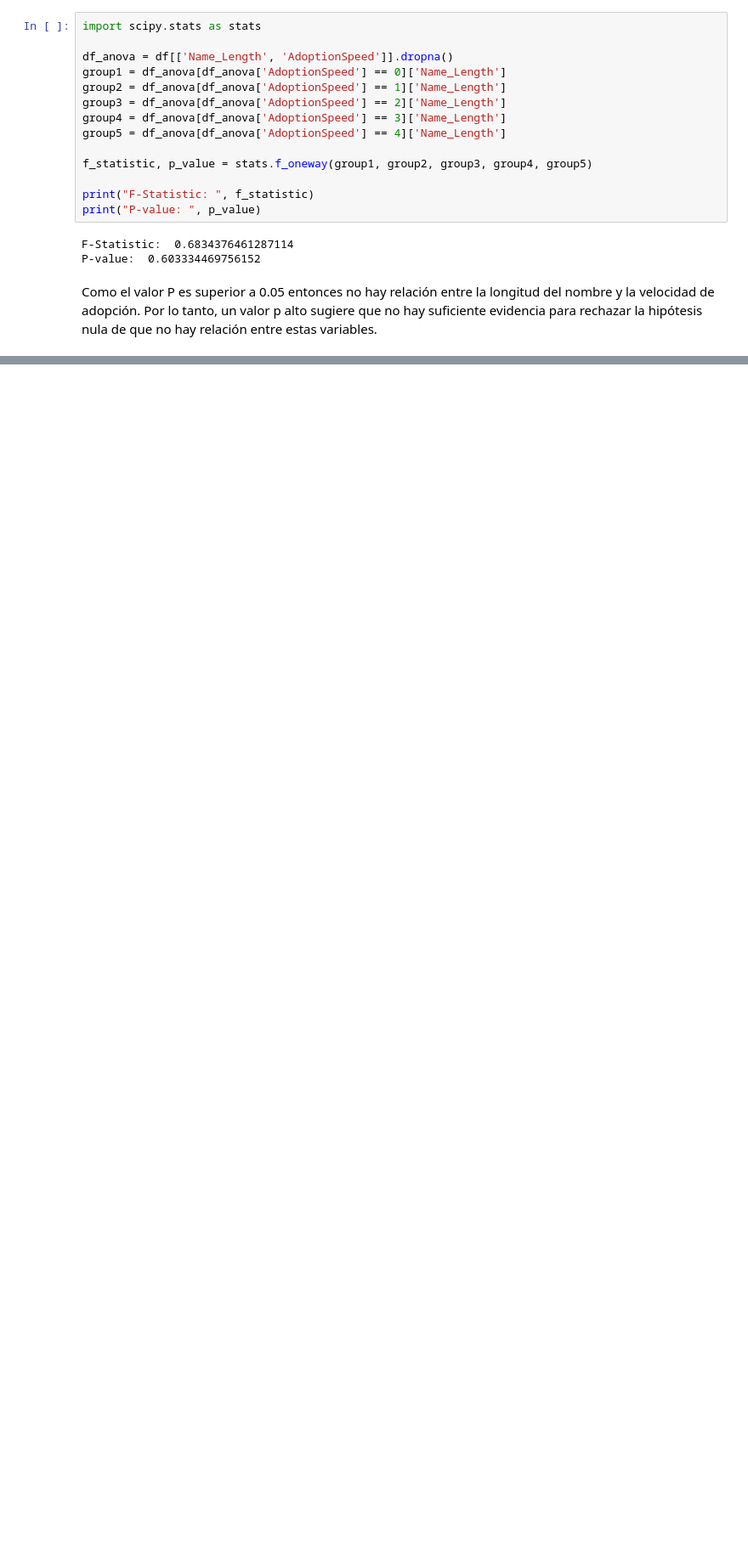
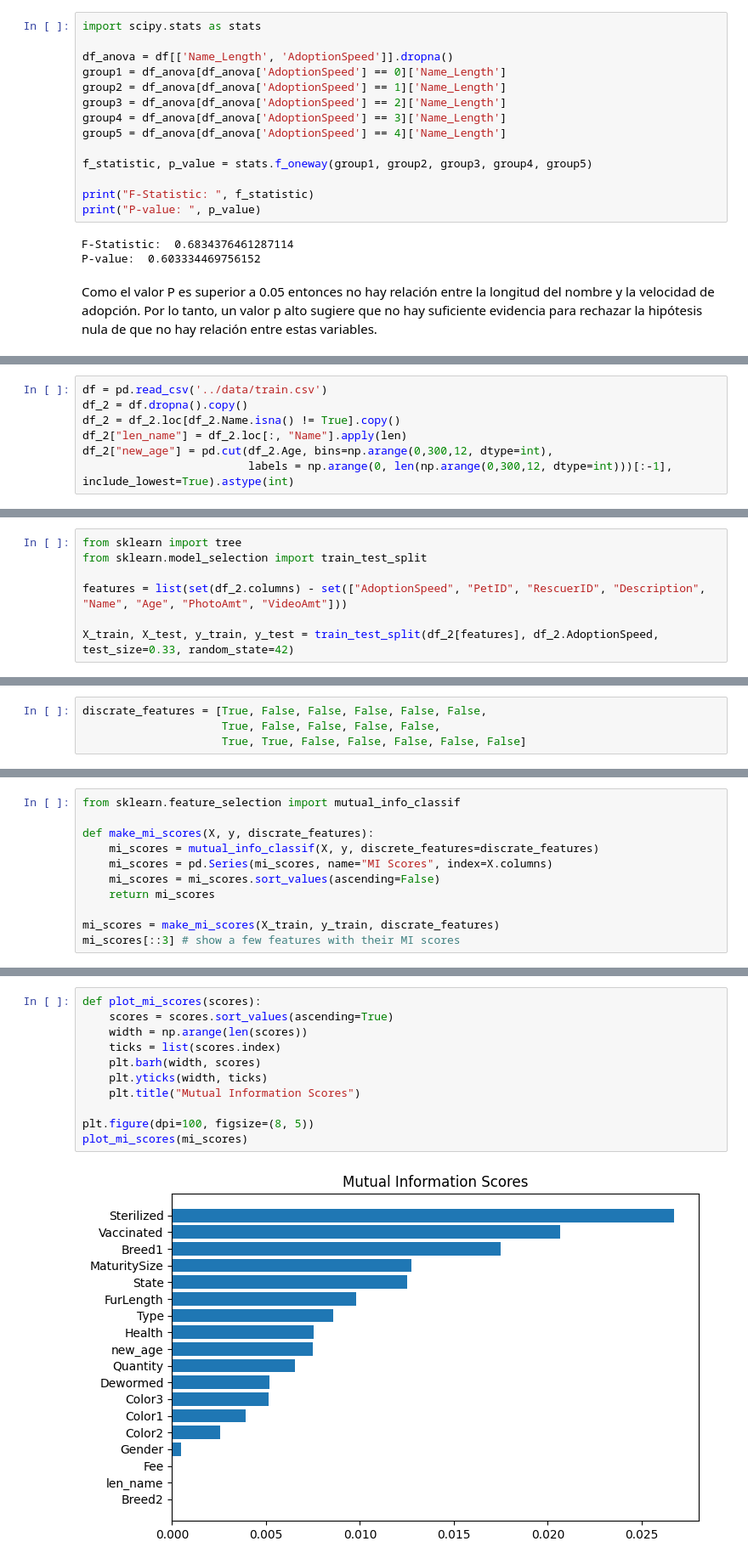
Before and after one commit to GabrielSB19/Lab-2-IA, a Jupyter notebook: src/index.ipynb, the cells around one changed output, grey strips where cells are left out. Shown: that part at 85% size. Drawn from its saved outputs; the diff is of its cells as text; blank space fills up the shorter version.

Commit message:
Analizying of the model

```diff
--- a/src/index.ipynb
+++ b/src/index.ipynb
@@ -264,0 +267,7 @@ Como el valor P es superior a 0.05 entonces no hay relación entre la longitud d
+# %%
+df = pd.read_csv('../data/train.csv')
+df_2 = df.dropna().copy()
+df_2 = df_2.loc[df_2.Name.isna() != True].copy()
+df_2["len_name"] = df_2.loc[:, "Name"].apply(len)
+df_2["new_age"] = pd.cut(df_2.Age, bins=np.arange(0,300,12, dtype=int),
+                         labels = np.arange(0, len(np.arange(0,300,12, dtype=int)))[:-1], include_lowest=True).astype(int)
@@ -264,0 +290,7 @@ Como el valor P es superior a 0.05 entonces no hay relación entre la longitud d
+# %%
+from sklearn import tree
+from sklearn.model_selection import train_test_split
+
+features = list(set(df_2.columns) - set(["AdoptionSpeed", "PetID", "RescuerID", "Description", "Name", "Age", "PhotoAmt", "VideoAmt"]))
+
+X_train, X_test, y_train, y_test = train_test_split(df_2[features], df_2.AdoptionSpeed, test_size=0.33, random_state=42)
@@ -264,0 +344,4 @@ Como el valor P es superior a 0.05 entonces no hay relación entre la longitud d
+# %%
+discrate_features = [True, False, False, False, False, False,
+                     True, False, False, False, False,
+                     True, True, False, False, False, False, False]
@@ -264,0 +350,11 @@ Como el valor P es superior a 0.05 entonces no hay relación entre la longitud d
+# %%
+from sklearn.feature_selection import mutual_info_classif
+
+def make_mi_scores(X, y, discrate_features):
+    mi_scores = mutual_info_classif(X, y, discrete_features=discrate_features)
+    mi_scores = pd.Series(mi_scores, name="MI Scores", index=X.columns)
+    mi_scores = mi_scores.sort_values(ascending=False)
+    return mi_scores
+
+mi_scores = make_mi_scores(X_train, y_train, discrate_features)
+mi_scores[::3] # show a few features with their MI scores
@@ -264,0 +369,13 @@ Como el valor P es superior a 0.05 entonces no hay relación entre la longitud d
+# %%
+def plot_mi_scores(scores):
+    scores = scores.sort_values(ascending=True)
+    width = np.arange(len(scores))
+    ticks = list(scores.index)
+    plt.barh(width, scores)
+    plt.yticks(width, ticks)
+    plt.title("Mutual Information Scores")
+
+plt.figure(dpi=100, figsize=(8, 5))
+plot_mi_scores(mi_scores)
+# %% [output]
+[figure, added]
```
Also changed, not shown: parts of 11 cells of this notebook.
